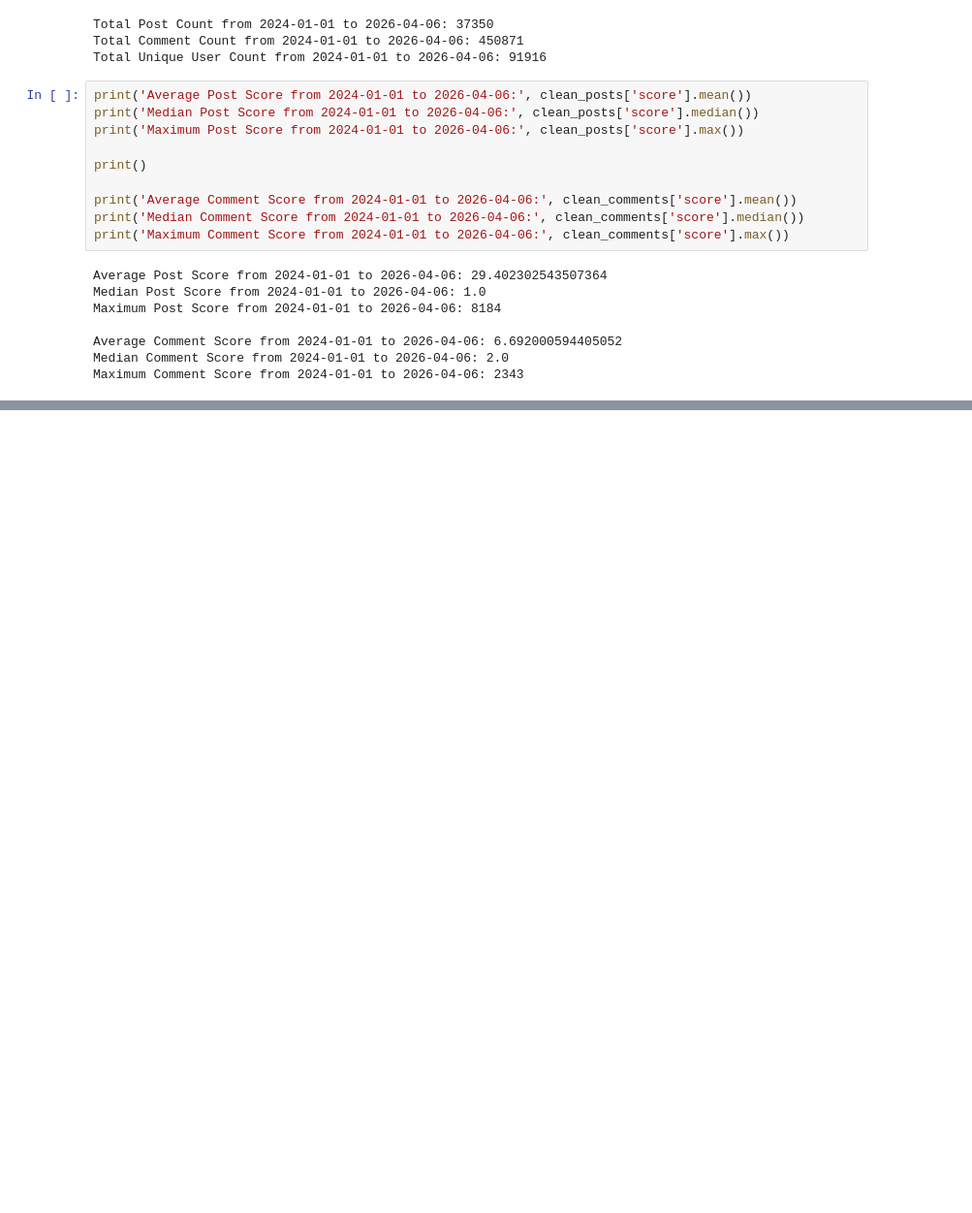
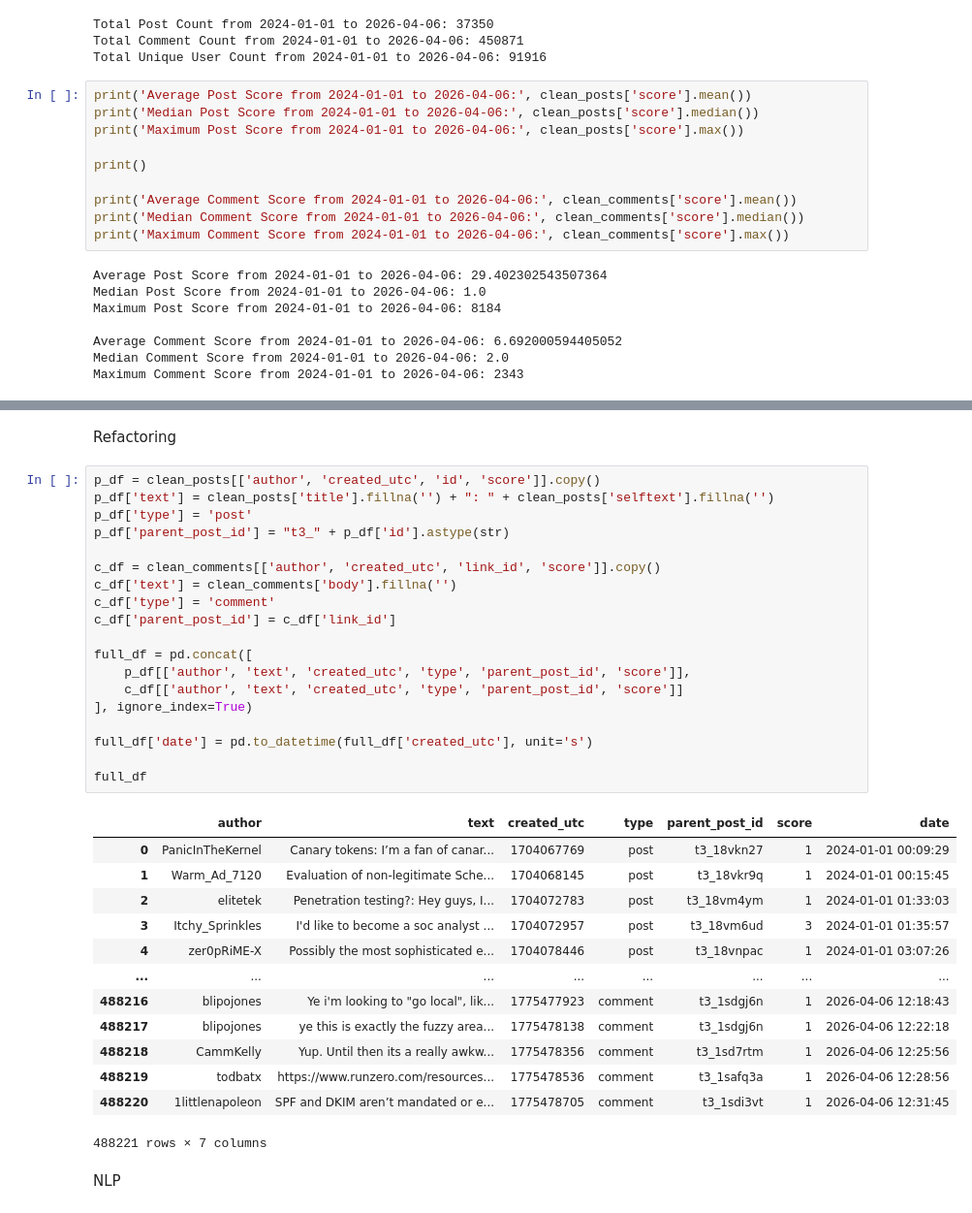
Before and after one commit to Rupository/SecInfo, a Jupyter notebook: AppSetup.ipynb, the cells around one changed output, grey strips where cells are left out. Shown at 97% size. Saved outputs shown, nothing was run; the diff lists cells and outputs as text; blank space fills up the shorter version.

```diff
--- a/AppSetup.ipynb
+++ b/AppSetup.ipynb
@@ -142,0 +161,37 @@ Maximum Comment Score from 2024-01-01 to 2026-04-06: 2343
+# %% [markdown]
+Refactoring
+# %%
+p_df = clean_posts[['author', 'created_utc', 'id', 'score']].copy()
+p_df['text'] = clean_posts['title'].fillna('') + ": " + clean_posts['selftext'].fillna('')
+p_df['type'] = 'post'
+p_df['parent_post_id'] = "t3_" + p_df['id'].astype(str)
+
+c_df = clean_comments[['author', 'created_utc', 'link_id', 'score']].copy()
+c_df['text'] = clean_comments['body'].fillna('')
+c_df['type'] = 'comment'
+c_df['parent_post_id'] = c_df['link_id']
+
+full_df = pd.concat([
+    p_df[['author', 'text', 'created_utc', 'type', 'parent_post_id', 'score']],
+    c_df[['author', 'text', 'created_utc', 'type', 'parent_post_id', 'score']]
+], ignore_index=True)
+
+full_df['date'] = pd.to_datetime(full_df['created_utc'], unit='s')
+
+full_df
+# %% [output]
+|  | author | text | created_utc | type | parent_post_id | score | date |
+| 0 | PanicInTheKernel | Canary tokens: I’m a fan of canar... | 1704067769 | post | t3_18vkn27 | 1 | 2024-01-01 00:09:29 |
+| 1 | Warm_Ad_7120 | Evaluation of non-legitimate Sche... | 1704068145 | post | t3_18vkr9q | 1 | 2024-01-01 00:15:45 |
+| 2 | elitetek | Penetration testing?: Hey guys, I... | 1704072783 | post | t3_18vm4ym | 1 | 2024-01-01 01:33:03 |
+| 3 | Itchy_Sprinkles | I'd like to become a soc analyst ... | 1704072957 | post | t3_18vm6ud | 3 | 2024-01-01 01:35:57 |
+| 4 | zer0pRiME-X | Possibly the most sophisticated e... | 1704078446 | post | t3_18vnpac | 1 | 2024-01-01 03:07:26 |
+| ... | ... | ... | ... | ... | ... | ... | ... |
+| 488216 | blipojones | Ye i'm looking to "go local", lik... | 1775477923 | comment | t3_1sdgj6n | 1 | 2026-04-06 12:18:43 |
+| 488217 | blipojones | ye this is exactly the fuzzy area... | 1775478138 | comment | t3_1sdgj6n | 1 | 2026-04-06 12:22:18 |
+| 488218 | CammKelly | Yup. Until then its a really awkw... | 1775478356 | comment | t3_1sd7rtm | 1 | 2026-04-06 12:25:56 |
+| 488219 | todbatx | https://www.runzero.com/resources... | 1775478536 | comment | t3_1safq3a | 1 | 2026-04-06 12:28:56 |
+| 488220 | 1littlenapoleon | SPF and DKIM aren’t mandated or e... | 1775478705 | comment | t3_1sdi3vt | 1 | 2026-04-06 12:31:45 |
+488221 rows × 7 columns
+# %% [markdown]
+NLP
```
Also changed, not shown: parts of 6 cells of this notebook.
